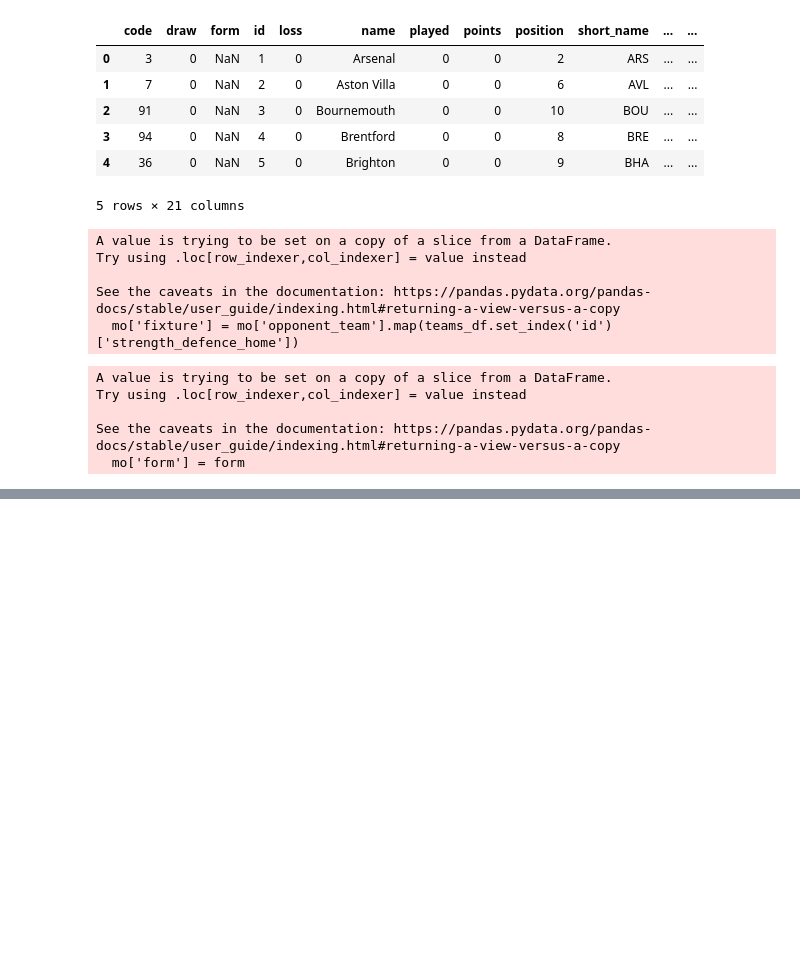
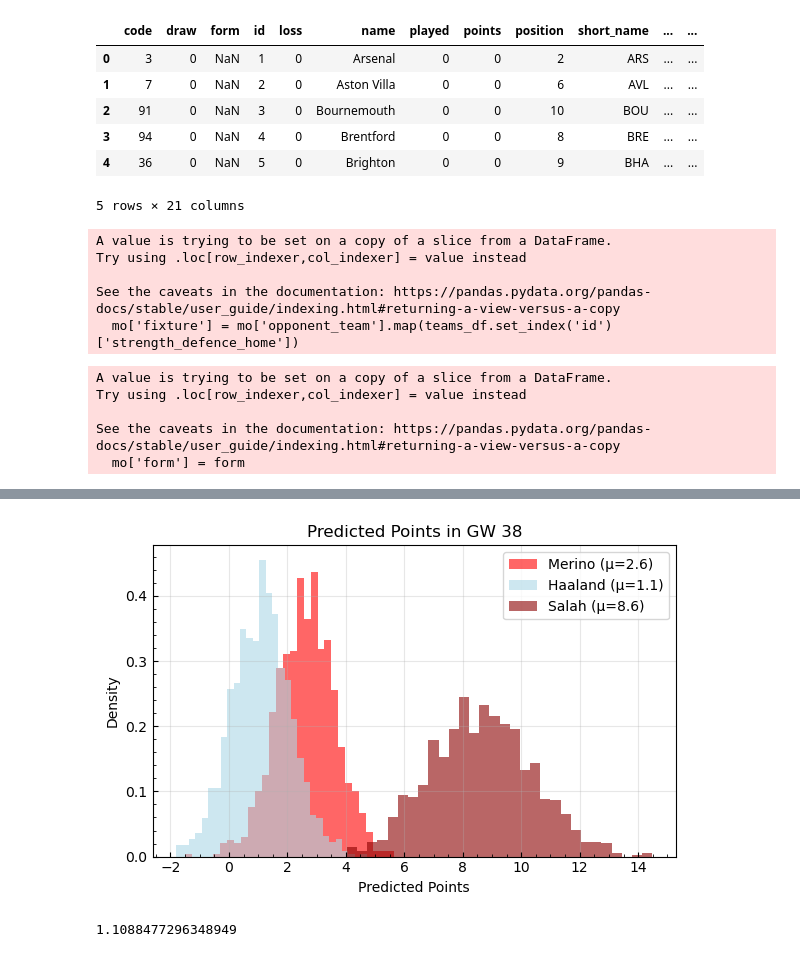
Before and after one commit to ctmurphey/bayesian-fpl, a Jupyter notebook: BayesianFPL.ipynb, the cells around one changed output, grey strips where cells are left out. Drawn from its saved outputs; the diff is of its cells as text; code cells hidden in the pictures; blank space fills up the shorter version.

```diff
--- a/BayesianFPL.ipynb
+++ b/BayesianFPL.ipynb
@@ -211,0 +311,25 @@ TypeError: _parse_args_rvs() got an unexpected keyword argument 'mu'
+# %%
+fig, ax = plt.subplots(figsize=(6, 4))
+
+# Plot histograms for each player
+ax.hist(merino.values.flatten(), bins=30, alpha=0.6, density=True, label=f'Merino (μ={np.nanmean(merino):.1f})', color='red')
+ax.hist(haaland.values.flatten(), bins=30, alpha=0.6, density=True, label=f'Haaland (μ={np.nanmean(haaland):.1f})', color='lightblue')
+ax.hist(salah, bins=30, alpha=0.6, density=True, label=f'Salah (μ={np.nanmean(salah):.1f})', color='darkred')
+
+# Add labels and formatting
+ax.set_xlabel('Predicted Points')
+ax.set_ylabel('Density')
+ax.set_title('Predicted Points in GW 38')
+ax.legend()
+ax.grid(True, alpha=0.3, zorder=0)
+ax.minorticks_on()
+ax.tick_params(direction='in', which='both')
+
+plt.tight_layout()
+plt.show()
+# %% [output]
+[figure, added]
+# %%
+np.nanmean(haaland)
+# %% [output]
+1.1088477296348949
```
Also changed, not shown: parts of 14 cells of this notebook, 9 other files.
